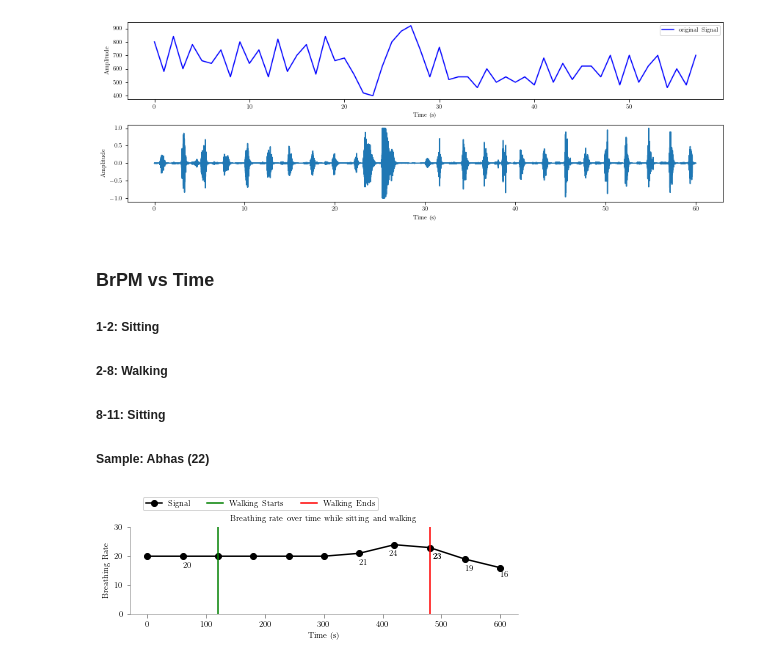
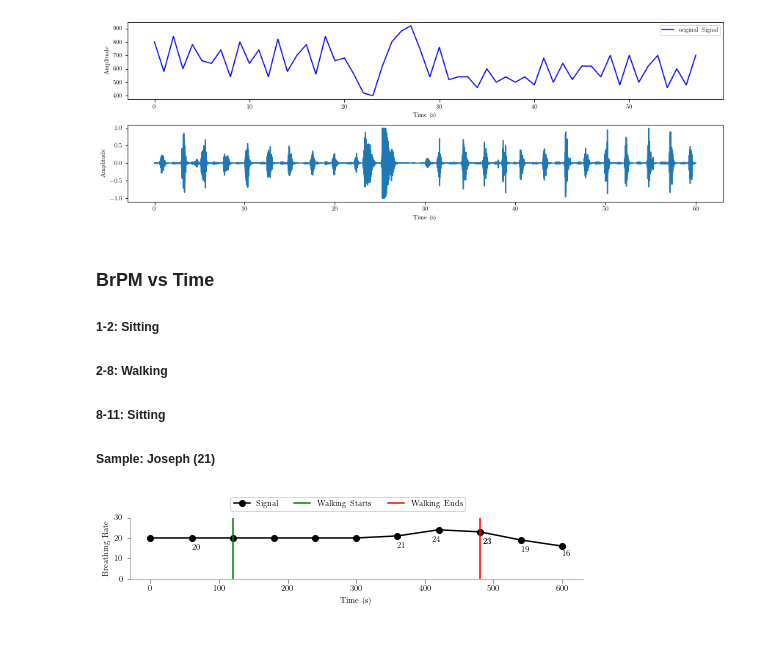
Before and after one commit to rishi-a/SpiroMask, a Jupyter notebook: CO2_Sensing/quick_fit_test.ipynb, the cells around one changed output. Cells and saved outputs as stored; diff of their text form; code cells hidden in the pictures.

```diff
--- a/CO2_Sensing/quick_fit_test.ipynb
+++ b/CO2_Sensing/quick_fit_test.ipynb
@@ -580,7 +628,7 @@ Breathing Rate Via Peak to Peak Time = 25.24
 ##### 1-2: Sitting
 ##### 2-8: Walking
 ##### 8-11: Sitting
-##### Sample: Abhas (22)
+##### Sample: Joseph (21)
 # %%
 df = pd.read_csv("Data Collection/021_outdoor.csv", names=['Time','Data'])
 df.index = pd.to_datetime(df['Time'])
@@ -615,29 +663,31 @@ for startTime, endTime in timeStamps:
     co2avg.append(np.mean(data))
     fig.tight_layout()
 # %%
-lt.latexify()
-fig, ax = plt.subplots(1,1, figsize=(6,2.5))
+lt.latexify(columns=2,fig_height=2)
+fig, ax = plt.subplots(1,1)
 #ax.plot([i*60 for i in range(0,len(BrPMList))],BrPMList)
 ax.plot([i*60 for i in range(0,len(BrPMList))],BrPMList,'ok-')
 #ax.plot([i*60 for i in range(0,len(BrPMList))],BrPMList-np.mean(BrPMList[:2]))
 ax.axvline(60*2, color='green')
 ax.axvline(60*8, color='red')
-ax.text(60,16,'20')
-ax.text(360,17,'21')
-ax.text(410,20,'24')
-ax.text(485,19,'23')
-ax.text(485,19,'23')
-ax.text(540,15,'19')
-ax.text(600,13,'16')
+
+ax.text(60,14,'20')
+ax.text(360,15,'21')
+ax.text(410,18,'24')
+ax.text(485,17,'23')
+ax.text(485,17,'23')
+ax.text(540,13,'19')
+ax.text(600,11,'16')
+
 ax.set_ylim(0,30)
-ax.set_title("Breathing rate over time while sitting and walking")
+#ax.set_title("Breathing rate over time while sitting and walking")
 ax.set_ylabel("Breathing Rate")
 ax.set_xlabel("Time (s)")
-ax.legend(['Signal','Walking Starts','Walking Ends'],loc="best",ncol=3, bbox_to_anchor=[0.40, 0.5,0.25,0.90])
+ax.legend(['Signal','Walking Starts','Walking Ends'],loc="best",ncol=3, bbox_to_anchor=[0.30, 0.5,0.45,0.90])
 lt.format_axes(ax)
 
 fig.tight_layout()
 plt.savefig('plots/brpm-time.pdf', bbox_inches='tight')
 #ax.plot(np.diff(BrPMList))
 # %% [output]
-[figure, old version]
+[figure, new version]
```
Also changed, not shown: parts of 9 cells of this notebook, 15 other files.
